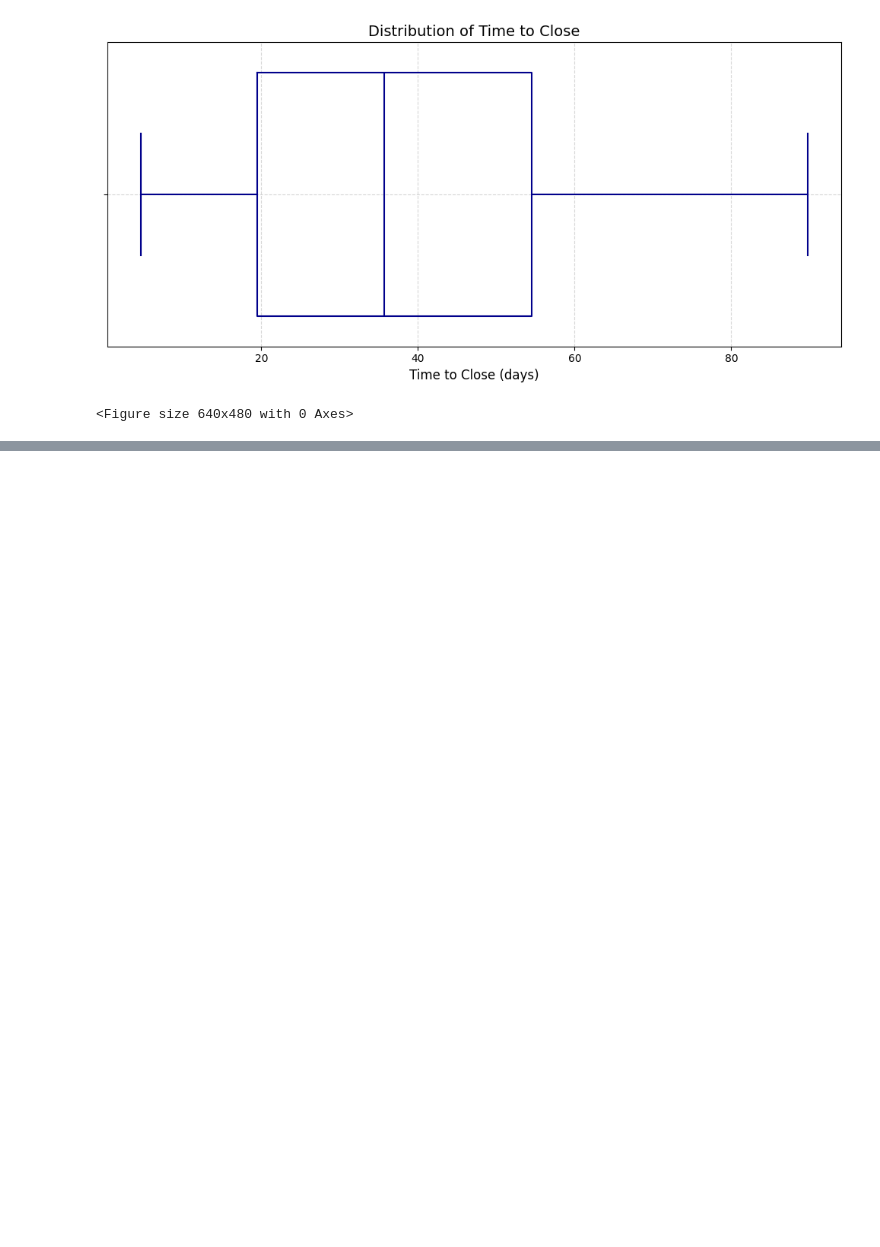
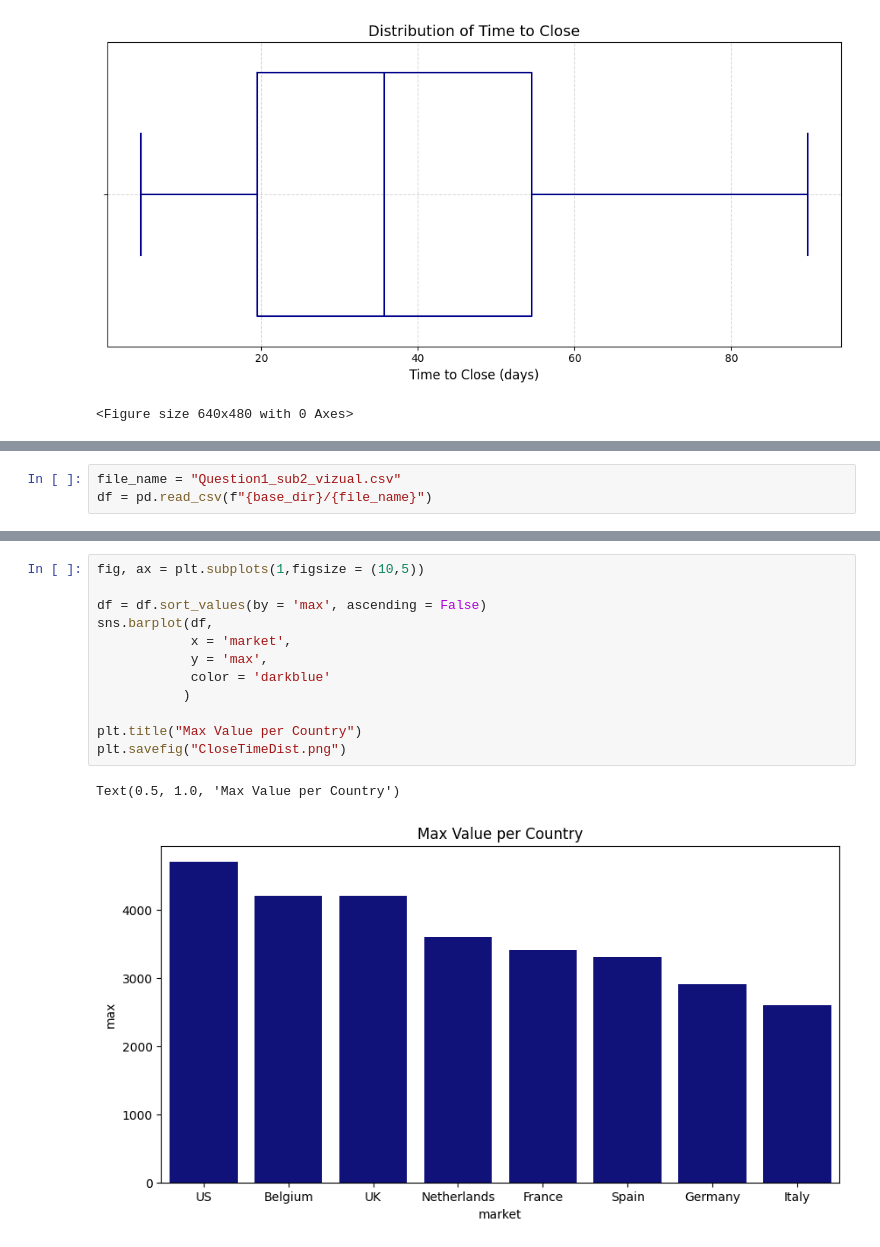
Before and after one commit to MadsAndersens/CABIChallenge, a Jupyter notebook: Visualizations.ipynb, the cells around one changed output, grey strips where cells are left out. Saved outputs shown, nothing was run; the diff lists cells and outputs as text; blank space fills up the shorter version.

Commit message:
added case val plot

```diff
--- a/Visualizations.ipynb
+++ b/Visualizations.ipynb
@@ -48,0 +51,3 @@ plt.savefig("CloseTimeDist.png")
+# %%
+file_name = "Question1_sub2_vizual.csv"
+df = pd.read_csv(f"{base_dir}/{file_name}")
@@ -48,0 +63,15 @@ plt.savefig("CloseTimeDist.png")
+# %%
+fig, ax = plt.subplots(1,figsize = (10,5))
+
+df = df.sort_values(by = 'max', ascending = False)
+sns.barplot(df,
+            x = 'market',
+            y = 'max',
+            color = 'darkblue'
+           )
+
+plt.title("Max Value per Country")
+plt.savefig("CloseTimeDist.png")
+# %% [output]
+Text(0.5, 1.0, 'Max Value per Country')
+[figure, added]
```
Also changed, not shown: parts of 2 cells of this notebook, 2 other files.
